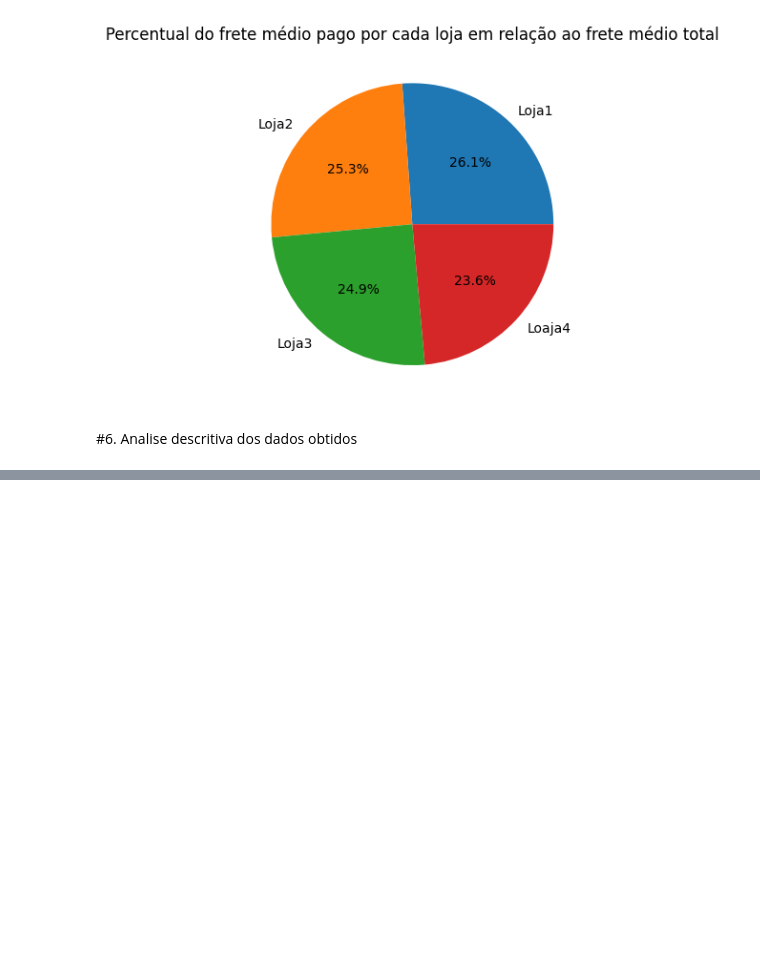
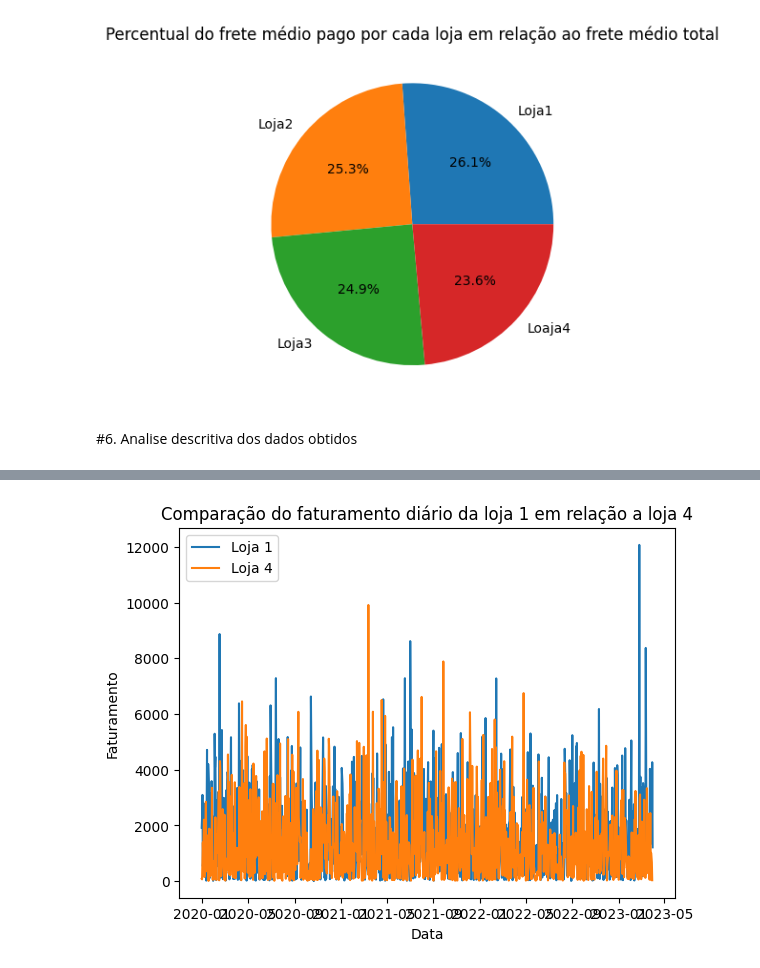
Before and after one commit to Henriquerocha2000/ChallengeAluraStore, a Jupyter notebook: DesafioAluraAnaliseDeDados.ipynb, the cells around one changed output, grey strips where cells are left out. Saved outputs shown, nothing was run; the diff lists cells and outputs as text; code cells hidden in the pictures; blank space fills up the shorter version.

Commit message:
Conclusão da análise e comparação da evolução das vendas diárias da loja 1 em relação a loja 4.

```diff
--- a/DesafioAluraAnaliseDeDados.ipynb
+++ b/DesafioAluraAnaliseDeDados.ipynb
@@ -140,0 +156,19 @@ Analise o frete médio das lojas percebe-se que ambas possuem um gasto muito pr
+# %%
+#Converte a coluna "Data da Compra" para data_time para que o pandas entenda como datas
+loja['Data da Compra'] = pd.to_datetime(loja['Data da Compra'])
+loja4['Data da Compra'] = pd.to_datetime(loja4['Data da Compra'])
+#Agrupa as vendas por data em cada loja e soma o valor total vendido naquele dia.
+vendas_por_dia_loja1 = loja.groupby('Data da Compra')['Preço'].sum()
+vendas_por_dia_loja4 = loja4.groupby('Data da Compra')['Preço'].sum()
+#pltando o gráfico de linhas com base nas pandas.series
+plt.plot(vendas_por_dia_loja1.index, vendas_por_dia_loja1.values, label='Loja 1')
+plt.plot(vendas_por_dia_loja4.index, vendas_por_dia_loja4.values, label='Loja 4')
+
+plt.xlabel('Data')
+plt.ylabel('Faturamento')
+plt.title('Comparação do faturamento diário da loja 1 em relação a loja 4')
+plt.legend()
+plt.show()
+#baseado em https://www.datacamp.com/pt/tutorial/line-plots-in-matplotlib-with-python
+# %% [output]
+[figure, added]
```
Also changed, not shown: parts of 1 cell of this notebook.
